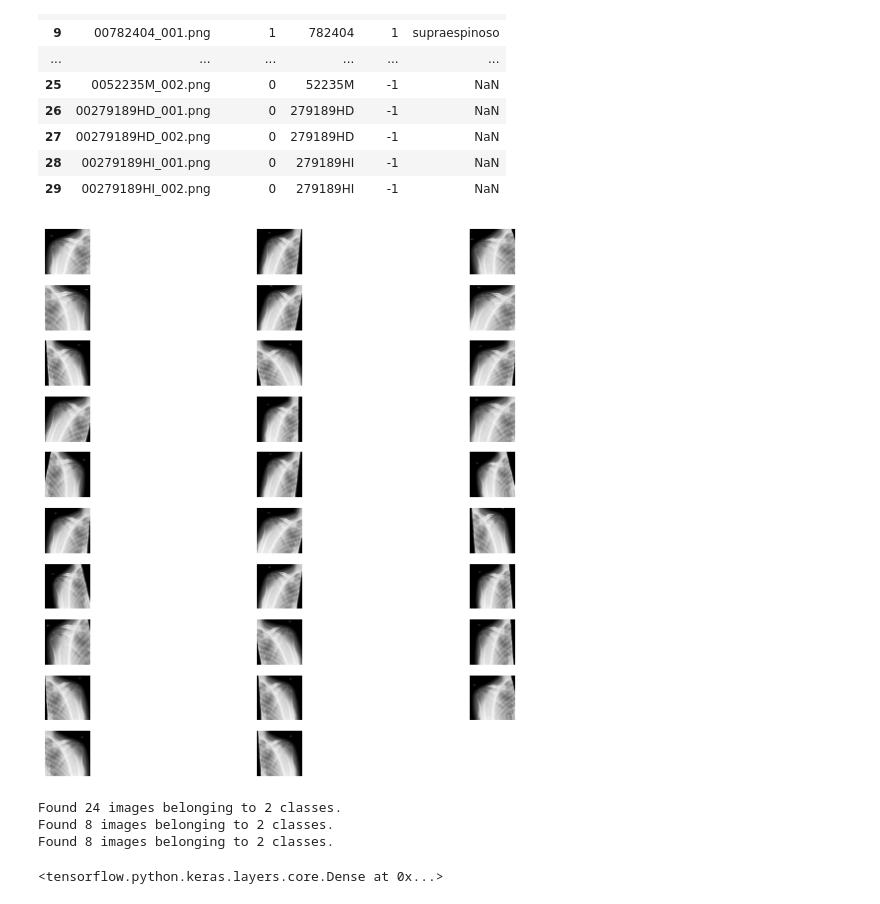
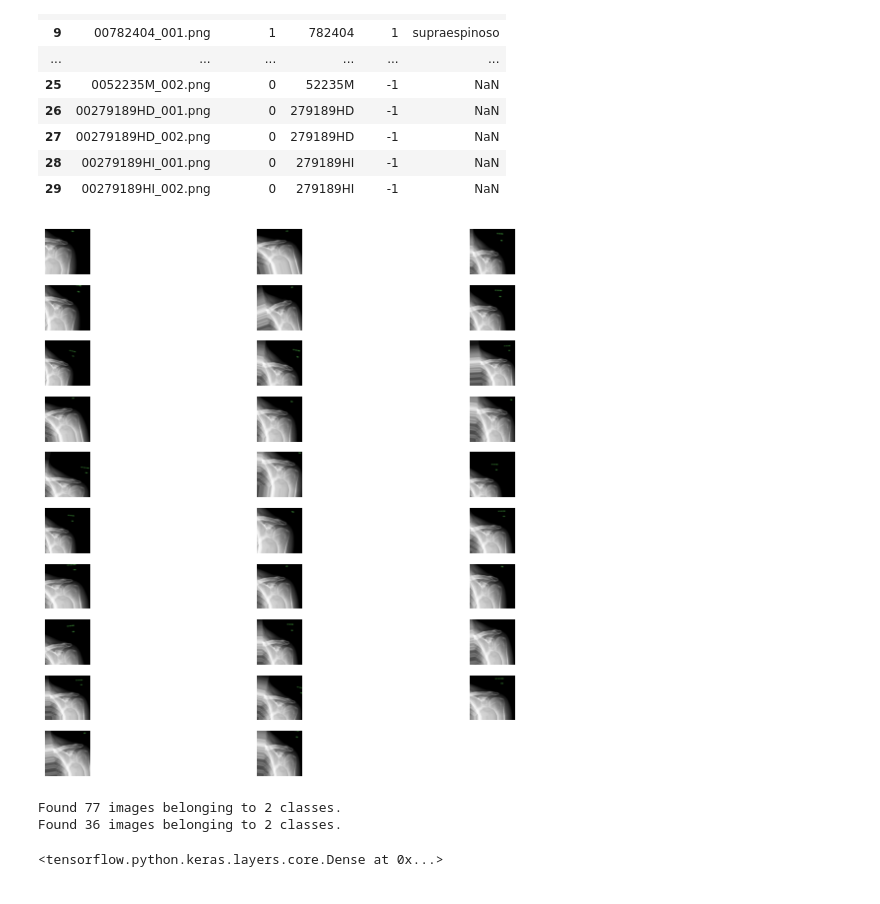
Before and after one commit to JavierAlvarezBenito/HURJC, a Jupyter notebook: Proyecto_HURJC_Pretrained_net.ipynb, the cells around one changed output. Cells and saved outputs as stored; diff of their text form; code cells hidden in the pictures.

Commit message:
Add files via upload
Pretrained net with data augmentation and fine-tuning

```diff
--- a/Proyecto_HURJC_Pretrained_net.ipynb
+++ b/Proyecto_HURJC_Pretrained_net.ipynb
@@ -46,35 +46,58 @@ train_datagen = ImageDataGenerator(
+# %%
+'''train_datagen = ImageDataGenerator(
+    rescale=1./255,
+    shear_range=0.4,
+    rotation_range = 15,
+    zoom_range=0.2,
+    horizontal_flip=True,
+    vertical_flip=True,
+    rescale=0.2,
+
+)
+'''
+train_datagen=ImageDataGenerator(
+    samplewise_center=True,
+    samplewise_std_normalization= True,
+    rotation_range = 15,
+    width_shift_range=0.2,
+    height_shift_range=0.2,
+    shear_range=0.2,
+    zoom_range=0.2,
+    fill_mode="nearest",
+    cval=0.0,
+    rescale = 0.2)
 # %%
 # let's plot some of the figures
 
 from tensorflow.keras.preprocessing import image
 
-fnames = [os.path.join('train/class_1',fname) for fname in os.listdir('train/class_1')]
+fnames = [os.path.join('/content/HURJC-main_drive/train/class_1',fname) for fname in os.listdir('/content/HURJC-main_drive/train/class_1')]
 
 
 img_path = fnames[1]
 
 #reads image
 
-img = image.load_img(img_path,target_size = (150,150))
+img = image.load_img(img_path,target_size = (250,250))
 
 x = image.img_to_array(img)
 
 x = x.reshape((1,) + x.shape)
 
 i = 1
 
 plt.figure(figsize = (10,8))
 
 for batch in train_datagen.flow(x,batch_size = 10):
     plt.subplot(10,3,i)
     imgplot = plt.imshow(image.array_to_img(batch[0]))
     plt.axis('off')
     i += 1
     if i % 30 == 0:
         break
 
 plt.tight_layout()
 # %% [output]
-[figure, old version]
+[figure, new version]
 # %%
 validation_datagen = ImageDataGenerator(rescale = 1.0/255.)
@@ -82,23 +105,23 @@ test_datagen = ImageDataGenerator(rescale = 1.0/255.)
-# %%
-train_generator = train_datagen.flow_from_directory(
-        'train',
-        target_size=(150, 150),
-        batch_size=32,
-        class_mode='binary')
-validation_generator = validation_datagen.flow_from_directory(
-        'valid',
-        target_size=(150, 150),
-        batch_size=32,
-        class_mode='binary')
-test_generator = test_datagen.flow_from_directory(
-        'valid',
-        target_size=(150, 150),
-        batch_size=32,
-        class_mode='binary')
-# %% [output]
-Found 24 images belonging to 2 classes.
-Found 8 images belonging to 2 classes.
-Found 8 images belonging to 2 classes.
+# %%
+batch_size = 15
+train_generator = train_datagen.flow_from_directory(
+        '/content/HURJC-main_drive/train',
+        target_size=(250, 250),
+        batch_size=batch_size,
+        class_mode='binary')
+validation_generator = validation_datagen.flow_from_directory(
+        '/content/HURJC-main_drive/valid',
+        target_size=(250, 250),
+        batch_size=batch_size,
+        class_mode='binary')
+#test_generator = test_datagen.flow_from_directory(
+        #'/content/HURJC-main_drive/valid',
+        #target_size=(150, 150),
+        #batch_size=batch_size,
+        #class_mode='binary')
+# %% [output]
+Found 77 images belonging to 2 classes.
+Found 36 images belonging to 2 classes.
 # %%
 #load ChestXnet model
 from tensorflow.keras.applications import DenseNet121
```
Also changed, not shown: parts of 20 cells of this notebook.
